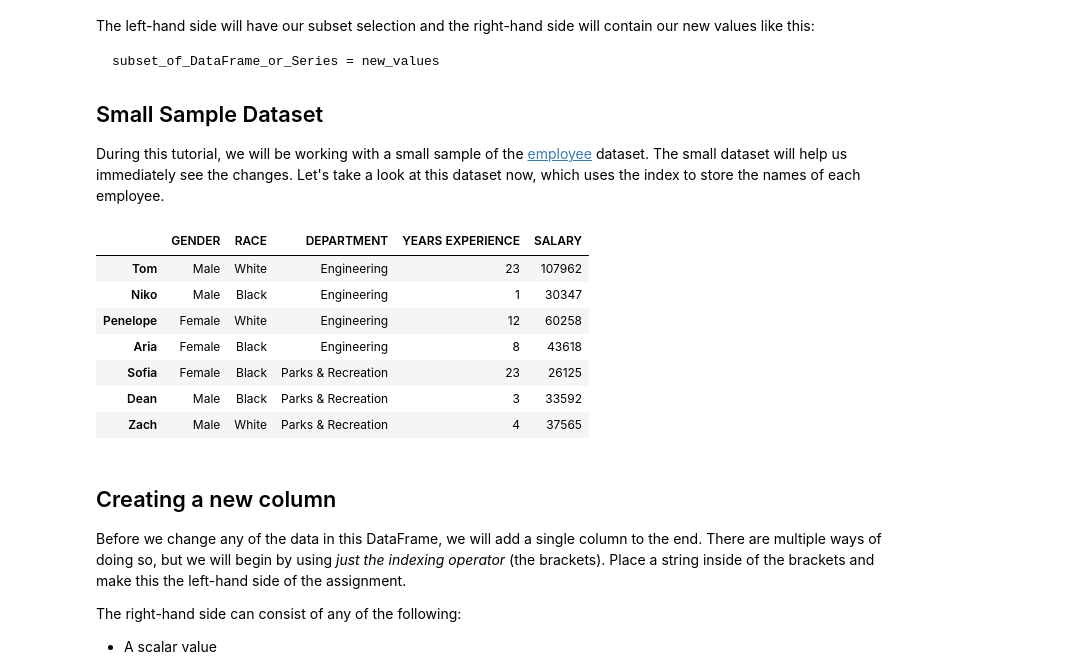
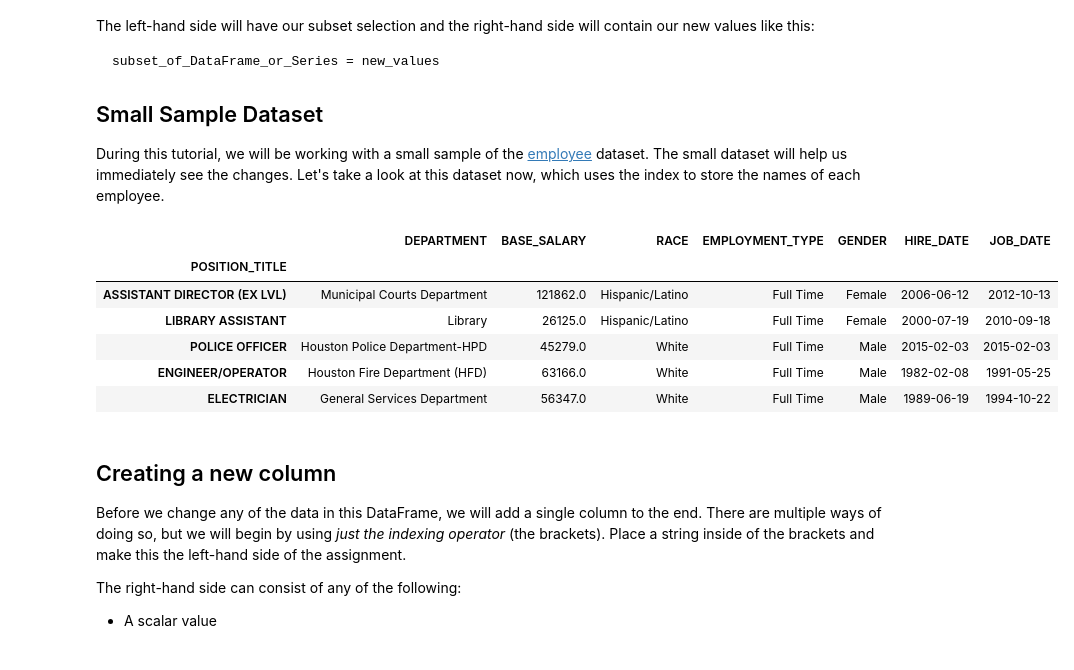
Before and after one commit to IcaroMourao/ufc-data-science, a Jupyter notebook: 03 Assigning subsets of data.ipynb, the cells around one changed output. Drawn from its saved outputs; the diff is of its cells as text; code cells hidden in the pictures.

```diff
--- a/03 Assigning subsets of data.ipynb
+++ b/03 Assigning subsets of data.ipynb
@@ -49,20 +49,19 @@ During this tutorial, we will be working with a small sample of the [employee](D
 import pandas as pd
 import numpy as np
 # %%
-df = pd.read_csv('../../data/employee_sample.csv', index_col=0)
-df
+df = pd.read_csv('data/employee.csv', index_col=0)
+df.head()
 # cols = df_all.columns
 # df = df_all[cols].head(5)
 # df
 # %% [output]
-|  | GENDER | RACE | DEPARTMENT | YEARS EXPERIENCE | SALARY |
-| Tom | Male | White | Engineering | 23 | 107962 |
-| Niko | Male | Black | Engineering | 1 | 30347 |
-| Penelope | Female | White | Engineering | 12 | 60258 |
-| Aria | Female | Black | Engineering | 8 | 43618 |
-| Sofia | Female | Black | Parks & Recreation | 23 | 26125 |
-| Dean | Male | Black | Parks & Recreation | 3 | 33592 |
-| Zach | Male | White | Parks & Recreation | 4 | 37565 |
+|  | DEPARTMENT | BASE_SALARY | RACE | EMPLOYMENT_TYPE | GENDER | HIRE_DATE | JOB_DATE |
+| POSITION_TITLE |  |  |  |  |  |  |  |
+| ASSISTANT DIRECTOR (EX LVL) | Municipal Courts Department | 121862.0 | Hispanic/Latino | Full Time | Female | 2006-06-12 | 2012-10-13 |
+| LIBRARY ASSISTANT | Library | 26125.0 | Hispanic/Latino | Full Time | Female | 2000-07-19 | 2010-09-18 |
+| POLICE OFFICER | Houston Police Department-HPD | 45279.0 | White | Full Time | Male | 2015-02-03 | 2015-02-03 |
+| ENGINEER/OPERATOR | Houston Fire Department (HFD) | 63166.0 | White | Full Time | Male | 1982-02-08 | 1991-05-25 |
+| ELECTRICIAN | General Services Department | 56347.0 | White | Full Time | Male | 1989-06-19 | 1994-10-22 |
 # %% [markdown]
 ## Creating a new column
 Before we change any of the data in this DataFrame, we will add a single column to the end. There are multiple ways of doing so, but we will begin by using *just the indexing operator* (the brackets). Place a string inside of the brackets and make this the left-hand side of the assignment.
```
Also changed, not shown: parts of 15 cells of this notebook, 2 other files.
